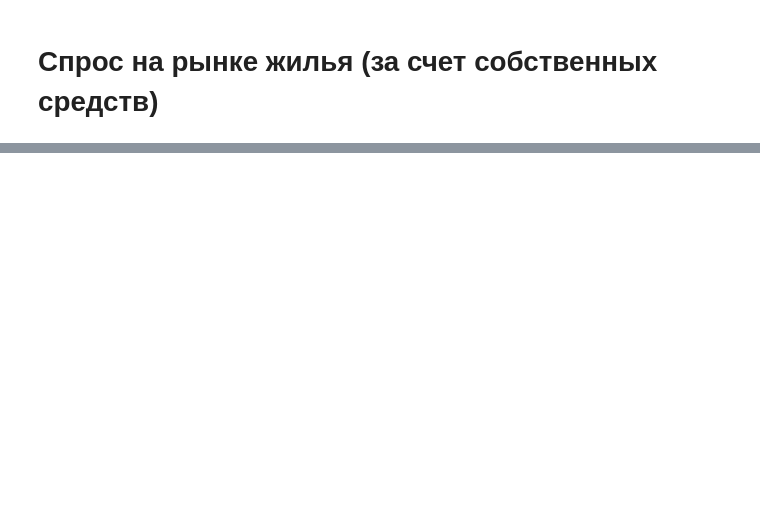
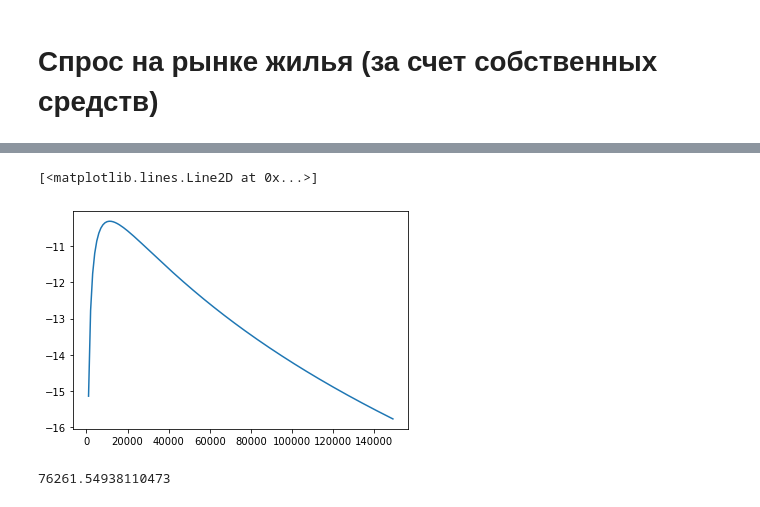
Before and after one commit to amsergeev/AIGK_j, a Jupyter notebook: DEMAND_OM_MODEL/demand_own_money_model.ipynb, the cells around one changed output, grey strips where cells are left out. Drawn from its saved outputs; the diff is of its cells as text; code cells hidden in the pictures; blank space fills up the shorter version.

```diff
--- a/DEMAND_OM_MODEL/demand_own_money_model.ipynb
+++ b/DEMAND_OM_MODEL/demand_own_money_model.ipynb
@@ -41,0 +279,12 @@ pdf
+# %%
+plt.plot(lst, np.log(lstl))
+# %% [output]
+[<matplotlib.lines.Line2D at 0x...>]
+[figure, added]
+# %%
+from scipy.stats import norm
+
+nrm=norm(loc=m0, scale=s0)
+np.exp(nrm.ppf(0.98))
+# %% [output]
+76261.54938110473
```
Also changed, not shown: parts of 14 cells of this notebook, 2 other files.
